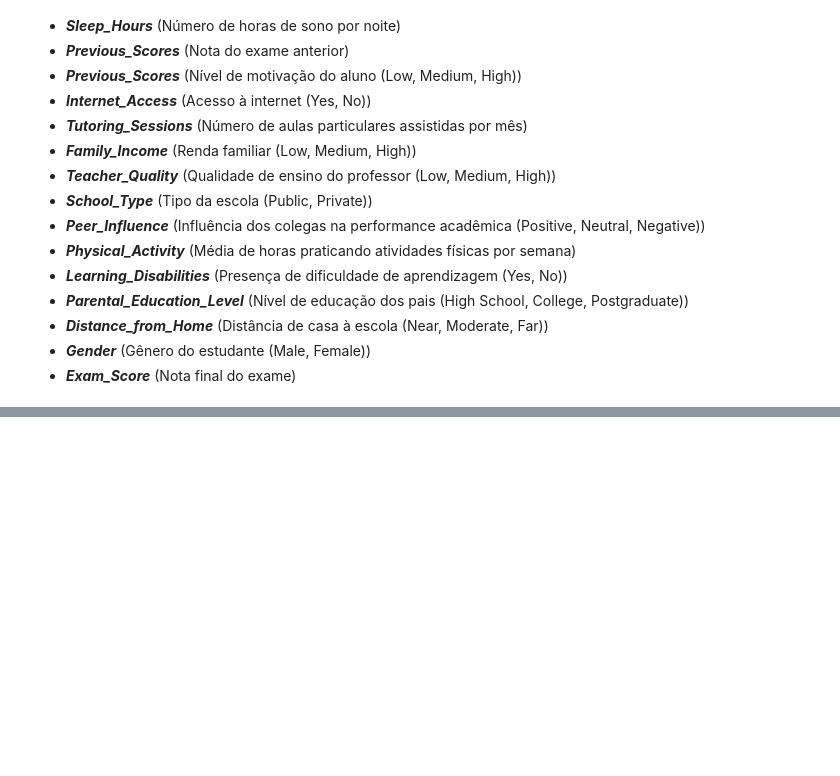
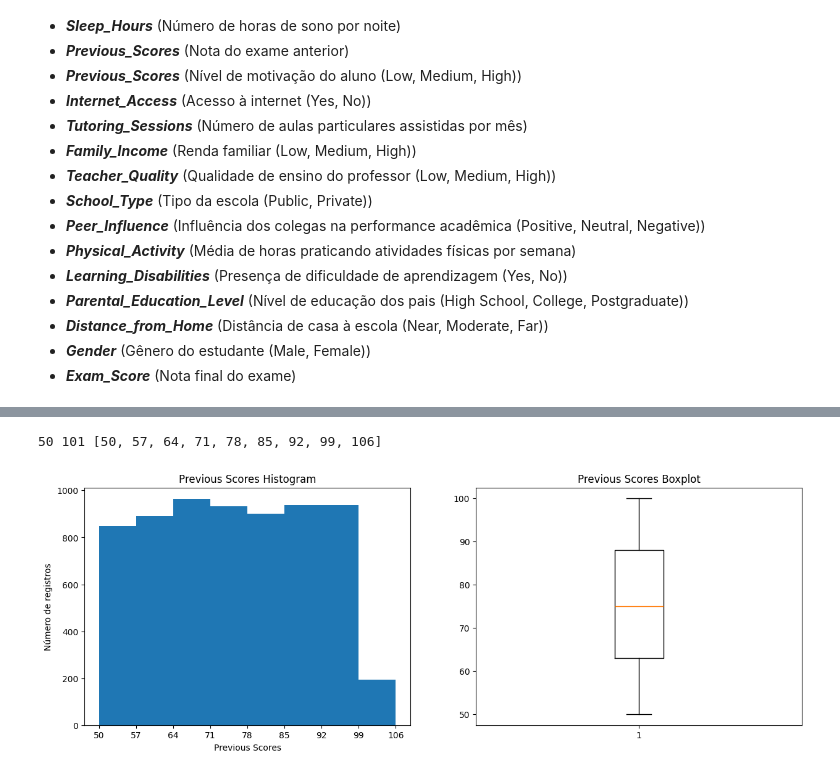
Before and after one commit to LucasDSF7/Data-Analysis-Puc-Rio, a Jupyter notebook: mvp/student_performance.ipynb, the cells around one changed output, grey strips where cells are left out. Cells and saved outputs as stored; diff of their text form; code cells hidden in the pictures; blank space fills up the shorter version.

```diff
--- a/mvp/student_performance.ipynb
+++ b/mvp/student_performance.ipynb
@@ -65,0 +250,5 @@ O dataset Student Performance Factors contém 6.607 registros e possui 20 atribu
+# %%
+numeric_feature_hist_box_plots(df_copy['Previous_Scores'])
+# %% [output]
+50 101 [50, 57, 64, 71, 78, 85, 92, 99, 106]
+[figure, added]
```
Also changed, not shown: parts of 28 cells of this notebook, 1 other file.
